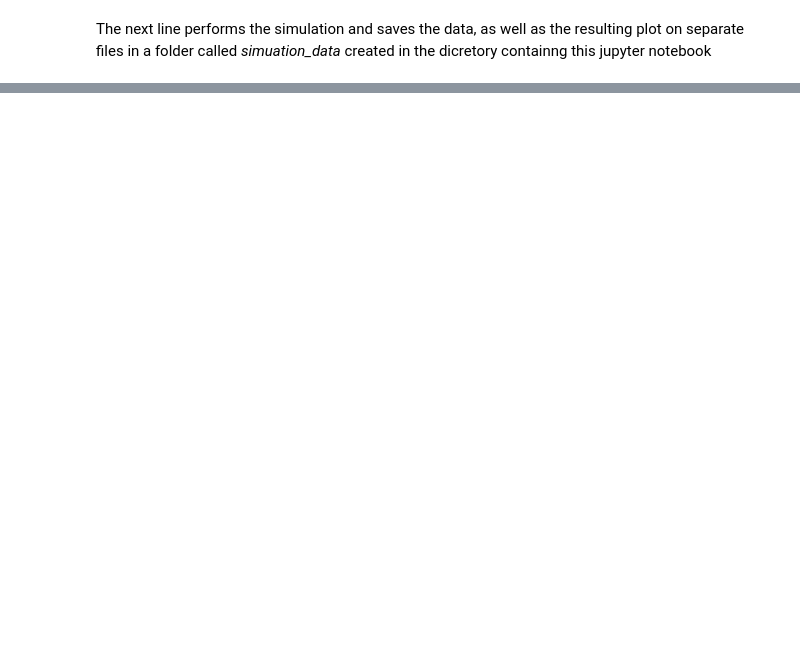
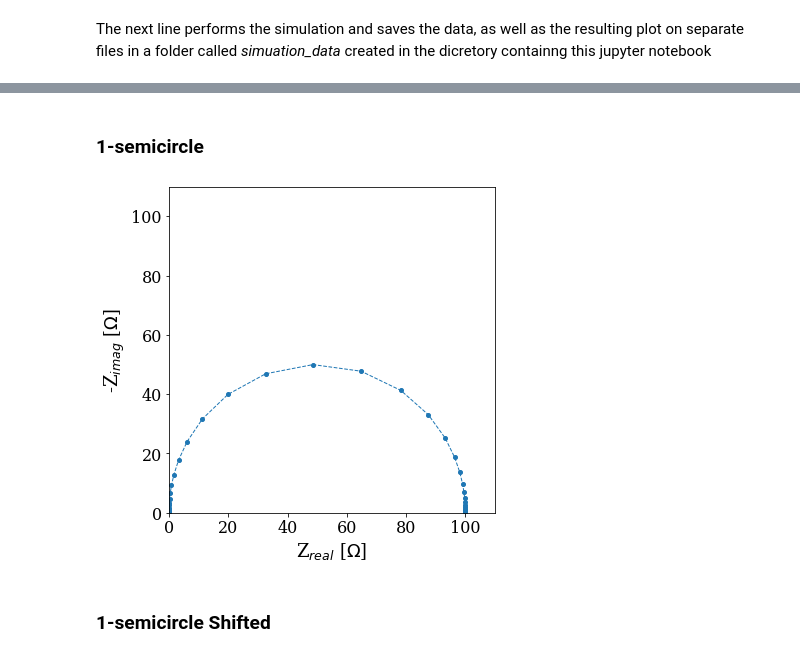
Before and after one commit to EISy-as-Py/eisy, a Jupyter notebook: examples/data_simulation_tutorial.ipynb, the cells around one changed output, grey strips where cells are left out. Drawn from its saved outputs; the diff is of its cells as text; code cells hidden in the pictures; blank space fills up the shorter version.

Commit message:
made changes to notebook for plots generation

```diff
--- a/examples/data_simulation_tutorial.ipynb
+++ b/examples/data_simulation_tutorial.ipynb
@@ -70,0 +50,18 @@ file= data_simulation.RC_file_writer(f_start, f_stop, decades, R, C,'parallel',
+# %% [markdown]
+### 1-semicircle
+# %%
+f_start = 10**8
+f_stop = 0.01
+decades = 7
+f_range= circuits.freq_gen(f_start, f_stop, decades)
+Rs = 100 # ohm
+C= 2*10E-6 #F
+# %%
+circuit = circuits.cir_RC_parallel(f_range[1], Rs,C)
+circuit_array = data_simulation.impedance_array(circuit)
+response= data_simulation.to_dataframe(f_range,circuit_array)
+plotting.nyquist_plot(response, 'one_semicircle',save_location='simulation_data/', save_image=False)
+# %% [output]
+[figure, added]
+# %% [markdown]
+### 1-semicircle Shifted
```
Also changed, not shown: parts of 18 cells of this notebook, 1 other file.
